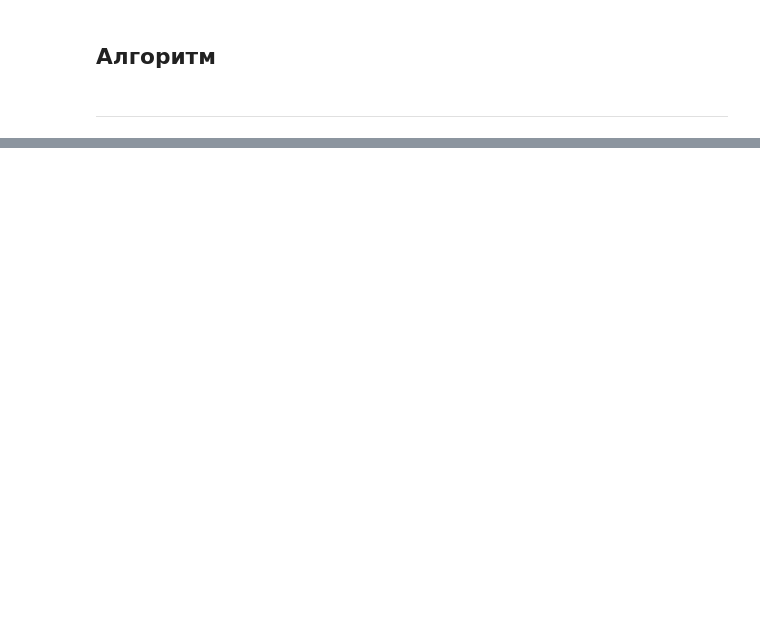
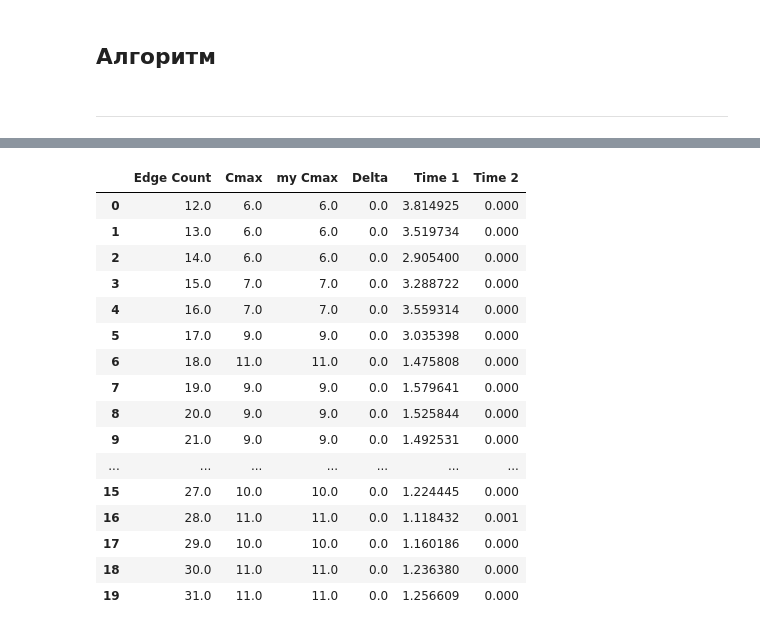
Before and after one commit to Igor743646/Optimization-Methods, a Jupyter notebook: Lab1/Lab1.ipynb, the cells around one changed output, grey strips where cells are left out. Drawn from its saved outputs; the diff is of its cells as text; code cells hidden in the pictures; blank space fills up the shorter version.

```diff
--- a/Lab1/Lab1.ipynb
+++ b/Lab1/Lab1.ipynb
@@ -262,0 +263,7 @@ Test("task4.json")
+# %%
+df = pd.DataFrame(columns=["Edge Count", "Cmax", "my Cmax", "Delta", "Time 1", "Time 2"])
+for m in range(20):
+    WriteJson(script.create_task(3, 10, 1, 1, 12, m=m+12))
+    v1, v2, t1, t2, edge_count = Test("task.json", verbose = True)
+    df.loc[m] = [edge_count, v1, v2, abs(v2-v1) if v1 is not None else None, t1, t2]
+    print(f"[{m}] Time: {t1 + t2}")
@@ -262,0 +291,20 @@ Test("task4.json")
+# %%
+df
+# %% [output]
+|  | Edge Count | Cmax | my Cmax | Delta | Time 1 | Time 2 |
+| 0 | 12.0 | 6.0 | 6.0 | 0.0 | 3.814925 | 0.000 |
+| 1 | 13.0 | 6.0 | 6.0 | 0.0 | 3.519734 | 0.000 |
+| 2 | 14.0 | 6.0 | 6.0 | 0.0 | 2.905400 | 0.000 |
+| 3 | 15.0 | 7.0 | 7.0 | 0.0 | 3.288722 | 0.000 |
+| 4 | 16.0 | 7.0 | 7.0 | 0.0 | 3.559314 | 0.000 |
+| 5 | 17.0 | 9.0 | 9.0 | 0.0 | 3.035398 | 0.000 |
+| 6 | 18.0 | 11.0 | 11.0 | 0.0 | 1.475808 | 0.000 |
+| 7 | 19.0 | 9.0 | 9.0 | 0.0 | 1.579641 | 0.000 |
+| 8 | 20.0 | 9.0 | 9.0 | 0.0 | 1.525844 | 0.000 |
+| 9 | 21.0 | 9.0 | 9.0 | 0.0 | 1.492531 | 0.000 |
+| ... | ... | ... | ... | ... | ... | ... |
+| 15 | 27.0 | 10.0 | 10.0 | 0.0 | 1.224445 | 0.000 |
+| 16 | 28.0 | 11.0 | 11.0 | 0.0 | 1.118432 | 0.001 |
+| 17 | 29.0 | 10.0 | 10.0 | 0.0 | 1.160186 | 0.000 |
+| 18 | 30.0 | 11.0 | 11.0 | 0.0 | 1.236380 | 0.000 |
+| 19 | 31.0 | 11.0 | 11.0 | 0.0 | 1.256609 | 0.000 |
```
Also changed, not shown: parts of 10 cells of this notebook, 3 other files.
